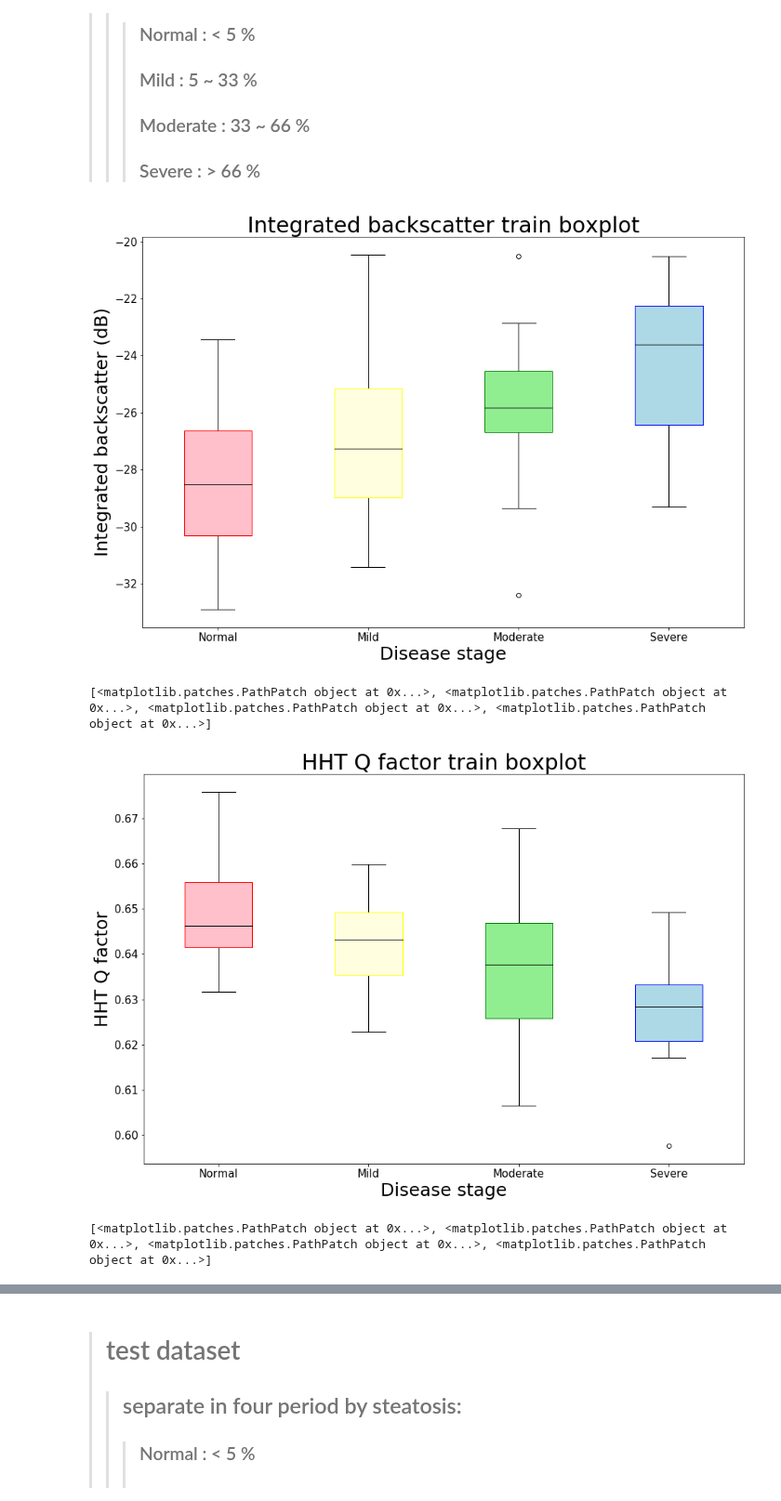
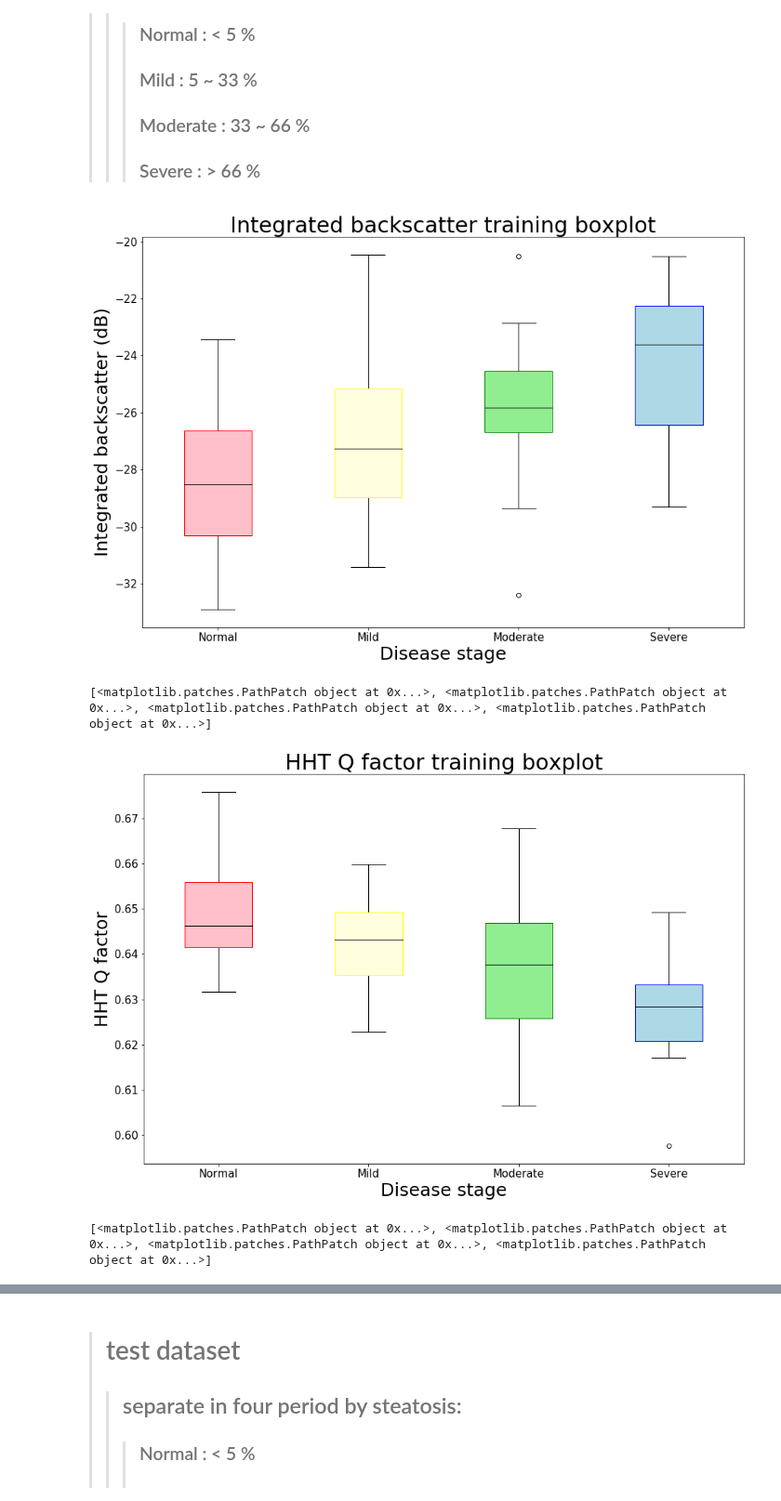
Before and after one commit to Lance0218/Fatty-liver-classifier, a Jupyter notebook: Box plot.ipynb, the cells around one changed output, grey strips where cells are left out. Shown at 93% size. Cells and saved outputs as stored; diff of their text form; code cells hidden in the pictures.

Commit message:
Modify filename & title

```diff
--- a/Box plot.ipynb
+++ b/Box plot.ipynb
@@ -43,35 +43,35 @@ for i in range(nrows):  # X = 'T' or 'F' from Pathology data
 y0 = np.asarray(y0)
 y1 = np.asarray(y1)
 y2 = np.asarray(y2)
 y3 = np.asarray(y3)
 
 # def box_plot
 def box_plot(i):
     color_fc = ['pink', 'lightyellow', 'lightgreen', 'lightblue']
     color_eg = ['red', 'yellow', 'green', 'blue']
     plt.figure(figsize = (15, 10))
     bplot = plt.boxplot(x = [y0[:,i],  y1[:, i], y2[:, i], y3[:, i]],
                 patch_artist = True,
                 medianprops = {'color':'black'})
     for patch, color_fc, color_eg in zip(bplot['boxes'], color_fc, color_eg):
         patch.set_facecolor(color_fc)
         patch.set_edgecolor(color_eg)
-    plt.title('{0} train boxplot'.format(categories[i]), size=30)
+    plt.title('{0} training boxplot'.format(categories[i]), size=30)
     plt.xlabel('Disease stage', size = 25)
     plt.ylabel('{0}'.format(features[i]), size = 25)
     plt.xticks(x, ['Normal', 'Mild', 'Moderate', 'Severe'], size = 15)
     plt.yticks(size = 15)
     plt.show()
     print(bplot['boxes'])
 
 # plot
 x = np.arange(1,5)
 categories = ['Integrated backscatter', 'HHT Q factor', 'Homogeneity factor']
 features = ['Integrated backscatter (dB)', 'HHT Q factor', 'Homogeneity factor']
 for i in range(3):
     box_plot(i)
 # %% [output]
-[figure, old version]
+[figure, new version]
 [<matplotlib.patches.PathPatch object at 0x...>, <matplotlib.patches.PathPatch object at 0x...>, <matplotlib.patches.PathPatch object at 0x...>, <matplotlib.patches.PathPatch object at 0x...>]
-[figure, old version]
+[figure, new version]
 [<matplotlib.patches.PathPatch object at 0x...>, <matplotlib.patches.PathPatch object at 0x...>, <matplotlib.patches.PathPatch object at 0x...>, <matplotlib.patches.PathPatch object at 0x...>]
```
Also changed, not shown: parts of 4 cells of this notebook, 1 other file.
